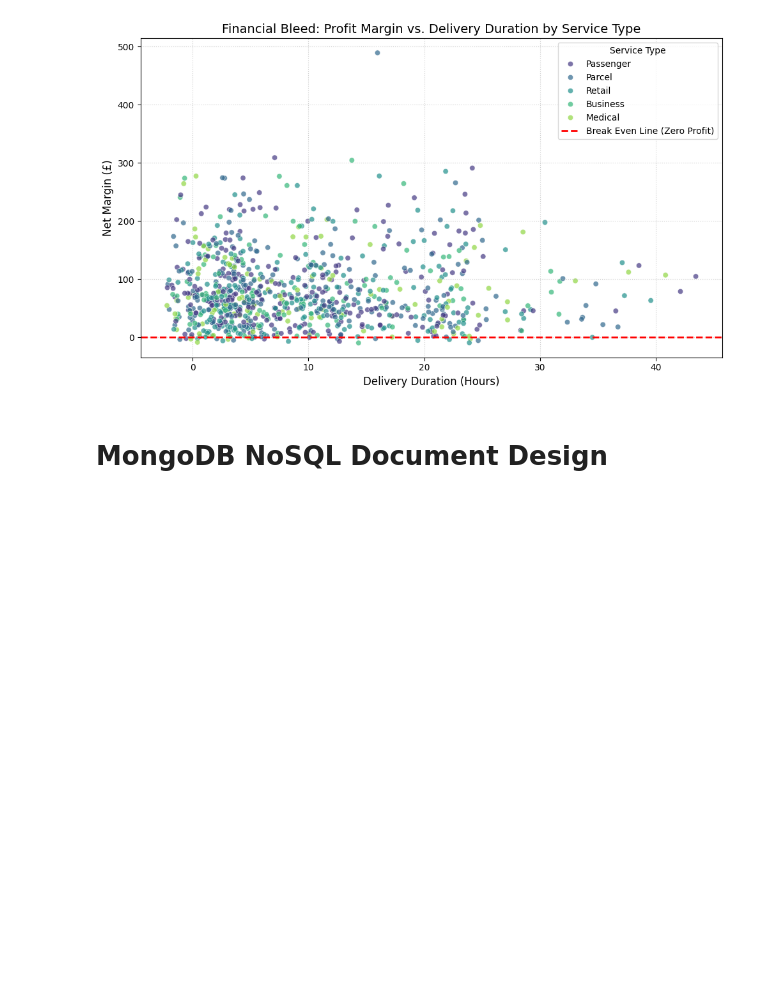
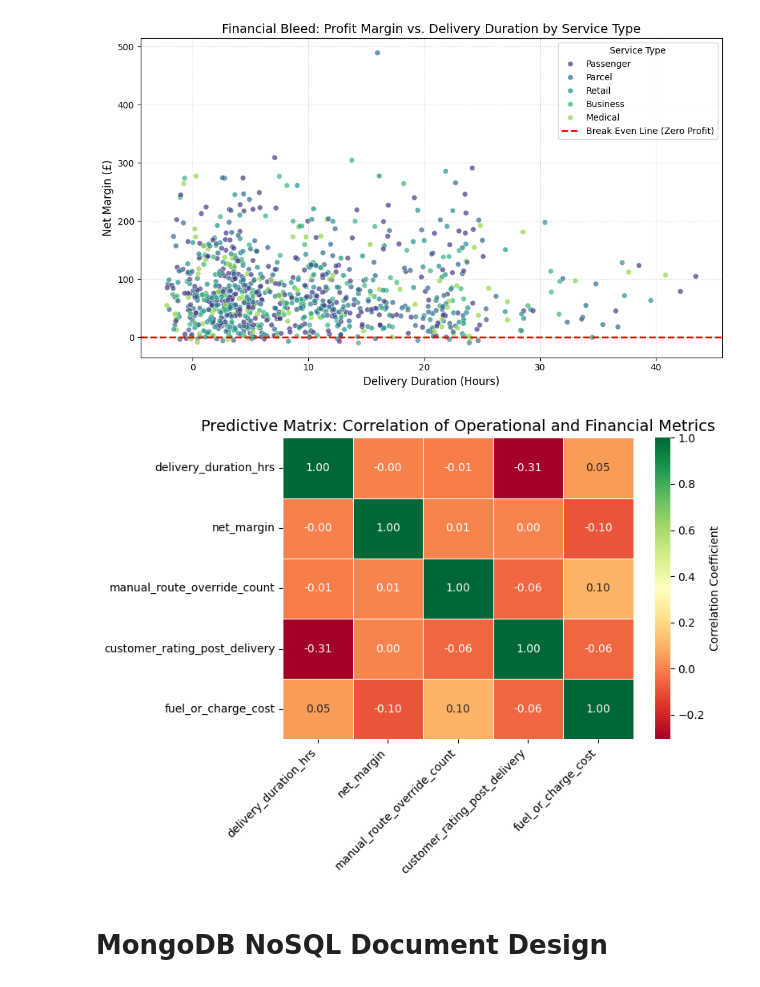
Before and after one commit to ibrahimsharif21/NorthStar-Analytics_Coursework, a Jupyter notebook: CourseWork.ipynb, the cells around one changed output. Cells and saved outputs as stored; diff of their text form; code cells hidden in the pictures; blank space fills up the shorter version.

```diff
--- a/CourseWork.ipynb
+++ b/CourseWork.ipynb
@@ -234,6 +254,38 @@ service_type  avg_margin  avg_duration_hrs  total_completed
       Retail       73.83              9.86              224
 --------------------------------------------------
 [figure]
+# %%
+import seaborn as sns
+import matplotlib.pyplot as plt
+
+# 1. Select only the critical numeric columns for correlation
+numeric_metrics = profit_df[[
+    'delivery_duration_hrs',
+    'net_margin',
+    'manual_route_override_count',
+    'customer_rating_post_delivery',
+    'fuel_or_charge_cost'
+]]
+
+# 2. Calculate the Pearson correlation matrix
+corr_matrix = numeric_metrics.corr()
+
+# 3. Visualise using a Seaborn Heatmap
+plt.figure(figsize=(8, 6))
+sns.heatmap(
+    corr_matrix,
+    annot=True,          # Show the actual correlation numbers
+    cmap='RdYlGn',       # Red (negative) to Green (positive) colour scale
+    fmt=".2f",
+    linewidths=0.5,
+    cbar_kws={'label': 'Correlation Coefficient'}
+)
+plt.title('Predictive Matrix: Correlation of Operational and Financial Metrics', fontsize=14)
+plt.xticks(rotation=45, ha='right')
+plt.tight_layout()
+plt.show()
+# %% [output]
+[figure, added]
 # %% [markdown]
 # **MongoDB NoSQL Document Design**
 # %%
```
Also changed, not shown: parts of 5 cells of this notebook.
